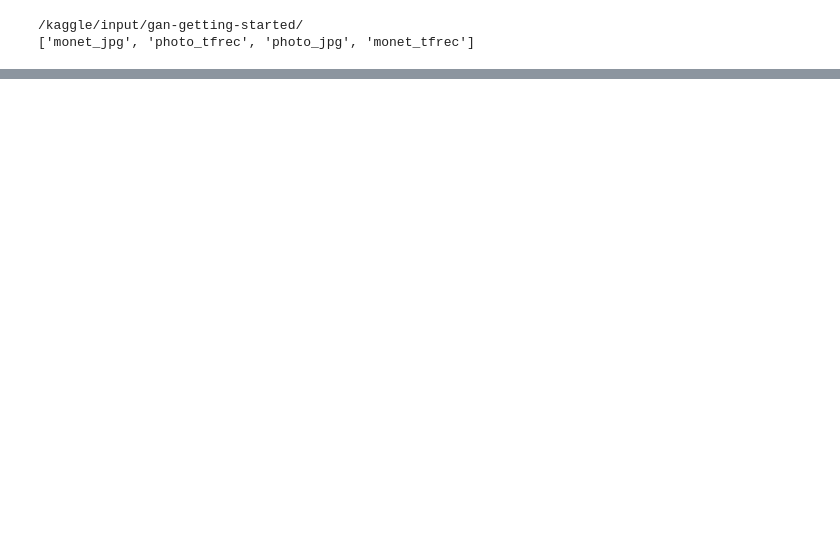
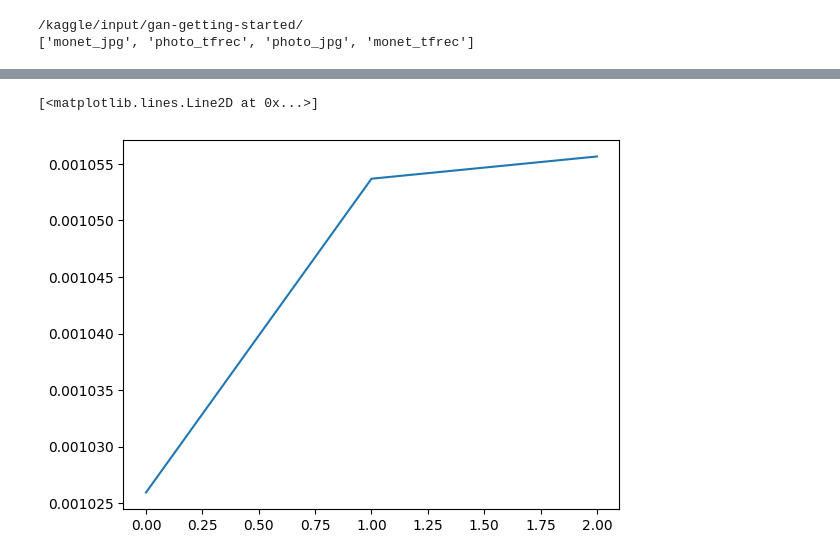
Before and after one commit to IlayeeSade/Learning-Algorithms-Implementations, a Jupyter notebook: Cycle-GAN-monet.ipynb, the cells around one changed output, grey strips where cells are left out. Drawn from its saved outputs; the diff is of its cells as text; code cells hidden in the pictures; blank space fills up the shorter version.

```diff
--- a/Cycle-GAN-monet.ipynb
+++ b/Cycle-GAN-monet.ipynb
@@ -125,7 +127,7 @@ class CNNBlock(nn.Module):
         """
         super().__init__()  # Initialize the parent class
         self.device = device  # Set the device
-        self.seq = nn.Sequential(
+        layers = [
             nn.Conv2d(
                 in_channels,
                 out_channels,
@@ -136,9 +138,13 @@ class CNNBlock(nn.Module):
                 bias=False,
                 device=self.device
             ),  # Convolutional layer with specified parameters
-            nn.BatchNorm2d(out_channels, device=self.device) if norm_method == 'batch' else nn.InstanceNorm2d(out_channels, device=self.device),  # Normalization to stabilize and accelerate training
+            nn.BatchNorm2d(out_channels, device=device) if norm_method == 'batch' else
+            nn.InstanceNorm2d(out_channels, device=device) if norm_method == 'instance' else
+            None
+            ,
             nn.LeakyReLU(0.2),  # Leaky ReLU activation with negative slope of 0.2
-        )
+            ]
+        self.seq = nn.Sequential(*[layer for layer in layers if layer is not None])
         self.use_dropout = use_dropout  # Set whether to use dropout
         self.dropout = nn.Dropout(0.5)  # Define a dropout layer with 50% dropout rate
 
@@ -395,7 +401,7 @@ class Generator(nn.Module):
                 padding=1,
                 device=self.device
             ),
-            CNNBlock(features, in_channels, kernel_size=3, stride=1, device=device, norm_method = 'instance'),
+            CNNBlock(features, in_channels, kernel_size=3, stride=1, device=device, norm_method = 'none'),
             nn.Tanh(),  # Tanh activation to scale the output between -1 and 1
         )
 
@@ -887,16 +988,17 @@ trainer = Trainer(
     target_discriminator=Discriminator(),                    # Instantiate the Discriminator model with default parameters
     source_generator=Generator(in_channels=3, features=64),  # Instantiate the Generator model with 3 input channels and 64 feature maps
     source_discriminator=Discriminator(),                    # Instantiate the Discriminator model with default parameters
-    nb_epochs=30,                                            # Set the number of training epochs to 20
+    nb_epochs=1,                                            # Set the number of training epochs to 20
     device=device,                                           # Specify the device ('cuda' or 'cpu') for training
-    save_path='./models/',                                    # Directory path where the trained models will be saved
+    save_path='./models/',                                   # Directory path where the trained models will be saved
     discriminator_workouts_per_step= 1,
-    generator_workouts_per_step = 2,
-    lambda_coef = 5,
+    generator_workouts_per_step = 1,
+    lambda_coef = 10,
 )
 
 trainer.load_model()       # Load pre-trained model weights from the specified save path, if available
 trainer.init_optimizers()  # Initialize the optimizers for both the generator and discriminator models
+trainer.init_buffers()
 logs = trainer.train()     # Begin the training process and store the training logs for later analysis
 # %% [output]
 Using device: cuda
@@ -909,0 +1006,5 @@ Using device: cuda
+# %%
+plt.plot(trainer.logs['Step'], trainer.logs['Train_tg_loss'])
+# %% [output]
+[<matplotlib.lines.Line2D at 0x...>]
+[figure, added]
```
Also changed, not shown: parts of 6 cells of this notebook.
